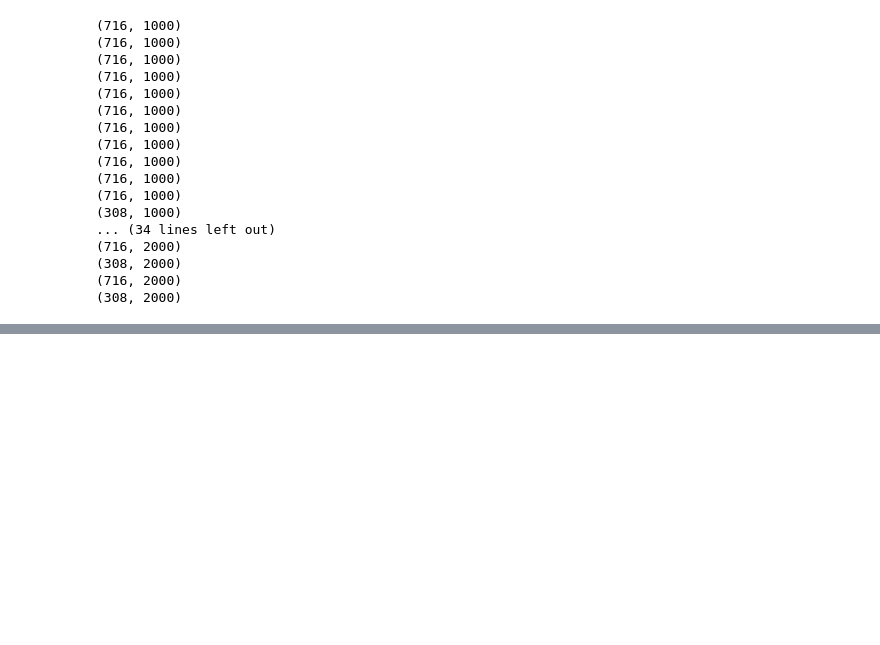
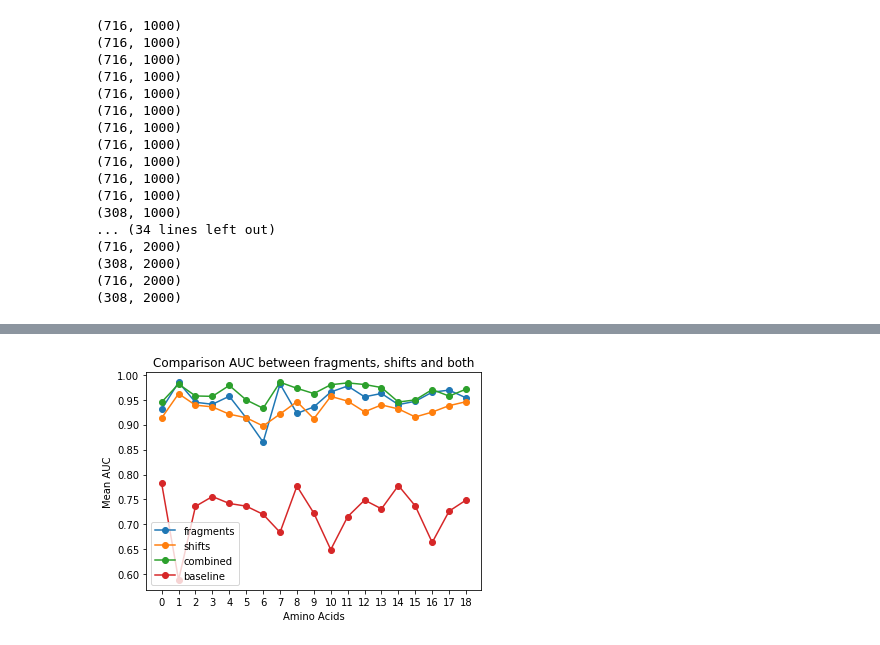
Before and after one commit to sdrogers/nnpredict, a Jupyter notebook: Code/Python/Shifts_vs_NoShifts.ipynb, the cells around one changed output, grey strips where cells are left out. Saved outputs shown, nothing was run; the diff lists cells and outputs as text; code cells hidden in the pictures; blank space fills up the shorter version.

```diff
--- a/Code/Python/Shifts_vs_NoShifts.ipynb
+++ b/Code/Python/Shifts_vs_NoShifts.ipynb
@@ -319,7 +322,7 @@ for amino_acid, shift in amino_acids_with_shifts:
 (308, 2000)
 # %%
 path = "G:\\Dev\\Data\\Shift vs No Shifts Experiments\\"
-amino_acid = "Tyrosine"
+amino_acid = "Serine"
 dataset = "G:\\Dev\\Data\\NIST Amino Acids\\NIST {} Has Substructure.txt".format(amino_acid)
 training_set, test_set = initialise_training_test_set(dataset)
 train_fragments_and_shifts_diff_splits(path, "Fragments and Shifts {} AUC.txt".format(amino_acid), dataset, training_set, test_set)
@@ -346,0 +350,77 @@ train_fragments_and_shifts_diff_splits(path, "Fragments and Shifts {} AUC.txt".f
+# %%
+nist_baseline_auc_path = "G:\\Dev\\Data\\NIST Amino Acids\\NIST Baseline AUC.txt"
+result_path = "G:\\Dev\\Data\\Shift vs No Shifts Experiments\\" # each amino acid has 10 aucs
+
+amino_acid_names = [amino_acid[0] for amino_acid in amino_acids_with_shifts]
+baseline_aucs = []
+mean_fragment_aucs = []
+mean_shift_aucs = []
+mean_both_aucs = []
+
+with open(nist_baseline_auc_path, 'r') as f:
+    for line in f:
+        amino_acid, baseline_auc = line.split(",")
+        baseline_aucs.append(float(baseline_auc[:-1]))
+
+missing_amino_acid = "Glutamine"
+for amino_acid in amino_acid_names:
+    if amino_acid != missing_amino_acid:
+        amino_acid_fragments_auc_path = os.path.join(result_path, "Fragments {} AUC.txt".format(amino_acid))
+        amino_acid_shifts_auc_path = os.path.join(result_path, "Shifts {} AUC.txt".format(amino_acid))
+        amino_acid_both_auc_path = os.path.join(result_path, "Fragments and Shifts {} AUC.txt".format(amino_acid))
+
+        with open(amino_acid_fragments_auc_path, 'r') as f:
+            numbers = (float(line[:-1]) for line in f)
+            mean_fragment_auc = reduce(np.add, numbers)/10
+            mean_fragment_aucs.append(mean_fragment_auc)
+
+        with open(amino_acid_shifts_auc_path, 'r') as f:
+            numbers = (float(line[:-1]) for line in f)
+            mean_shift_auc = reduce(np.add, numbers)/10
+            mean_shift_aucs.append(mean_shift_auc)
+
+        with open(amino_acid_both_auc_path, 'r') as f:
+            numbers = (float(line[:-1]) for line in f)
+            mean_both_auc = reduce(np.add, numbers)/10
+            mean_both_aucs.append(mean_both_auc)
+
+stat, p = wilcoxon(mean_fragment_aucs, baseline_aucs)
+print('Statistics=%.3f, p=%.5f' % (stat, p))
+
+stat, p = wilcoxon(mean_shift_aucs, baseline_aucs)
+print('Statistics=%.3f, p=%.5f' % (stat, p))
+
+stat, p = wilcoxon(mean_both_aucs, baseline_aucs)
+print('Statistics=%.3f, p=%.5f' % (stat, p))
+
+# interpret
+alpha = 0.05
+if p > alpha:
+    print('Same distribution (fail to reject H0)')
+else:
+    print('Different distribution (reject H0)')
+
+plt.plot(range(len(amino_acid_names)-1), mean_fragment_aucs, '-o', label="fragments")
+plt.plot(range(len(amino_acid_names)-1), mean_shift_aucs, '-o', label="shifts")
+plt.plot(range(len(amino_acid_names)-1), mean_both_aucs, '-o', label="combined")
+plt.plot(range(len(amino_acid_names)-1), baseline_aucs, '-o', label="baseline")
+plt.legend()
+plt.title("Comparison AUC between fragments, shifts and both")
+plt.xlabel("Amino Acids")
+plt.xticks(range(len(amino_acid_names)-1))
+plt.ylabel("Mean AUC")
+plt.show()
+
+plt.plot(range(len(amino_acid_names)-1), mean_fragment_aucs, '-o', label="fragments")
+plt.plot(range(len(amino_acid_names)-1), mean_shift_aucs, '-o', label="shifts")
+plt.plot(range(len(amino_acid_names)-1), mean_both_aucs, '-o', label="combined")
+plt.plot(range(len(amino_acid_names)-1), baseline_aucs, '-o', label="baseline")
+plt.legend()
+plt.title("Comparison AUC between fragments, shifts and both")
+plt.xlabel("Amino Acids")
+plt.xticks(range(len(amino_acid_names)-1))
+plt.ylabel("Mean AUC")
+plt.ylim(0.8, 1)
+plt.xlim(0,18)
+plt.show()
+# %% [output]
@@ -346,0 +431 @@ train_fragments_and_shifts_diff_splits(path, "Fragments and Shifts {} AUC.txt".f
+[figure, added]
```
Also changed, not shown: parts of 3 cells of this notebook.
